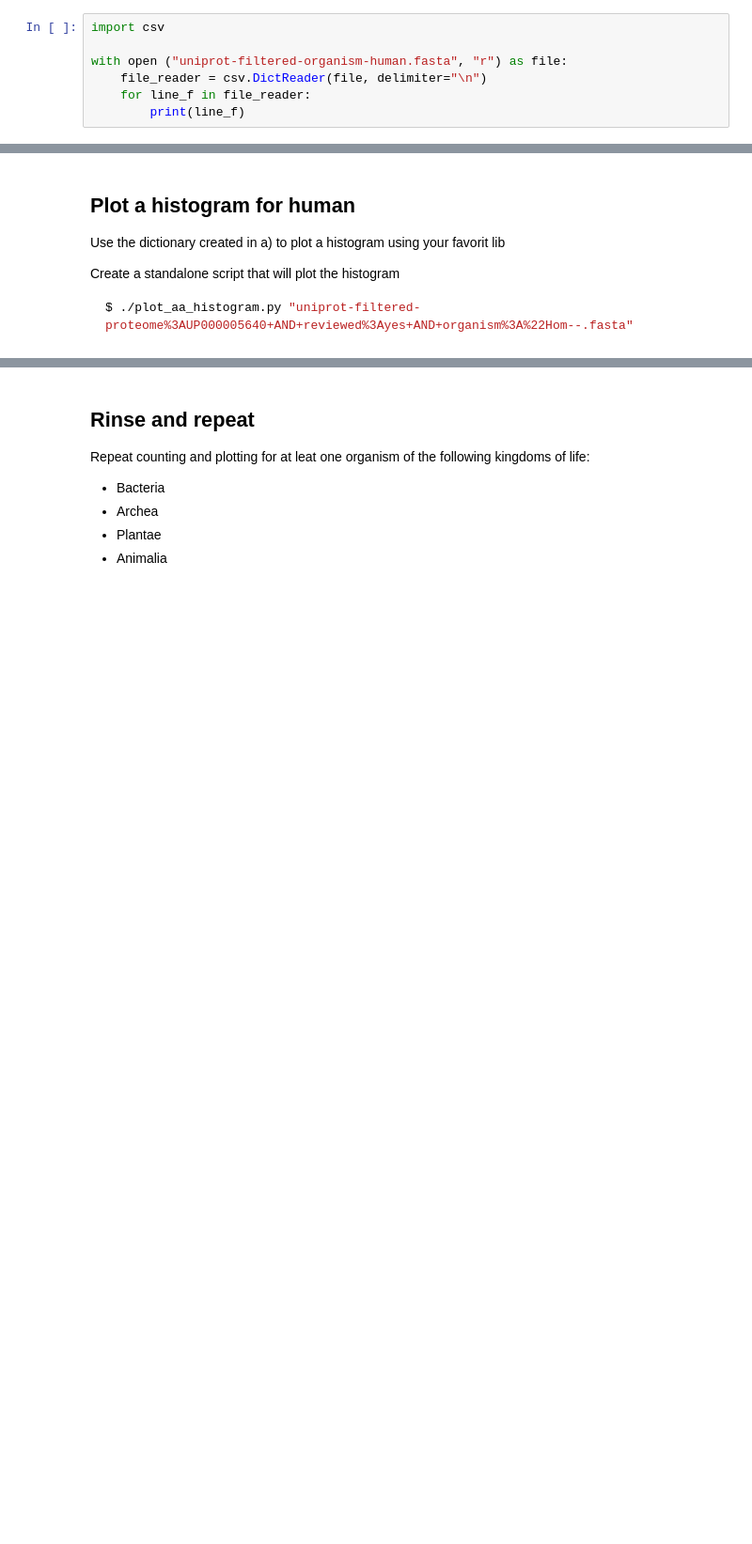
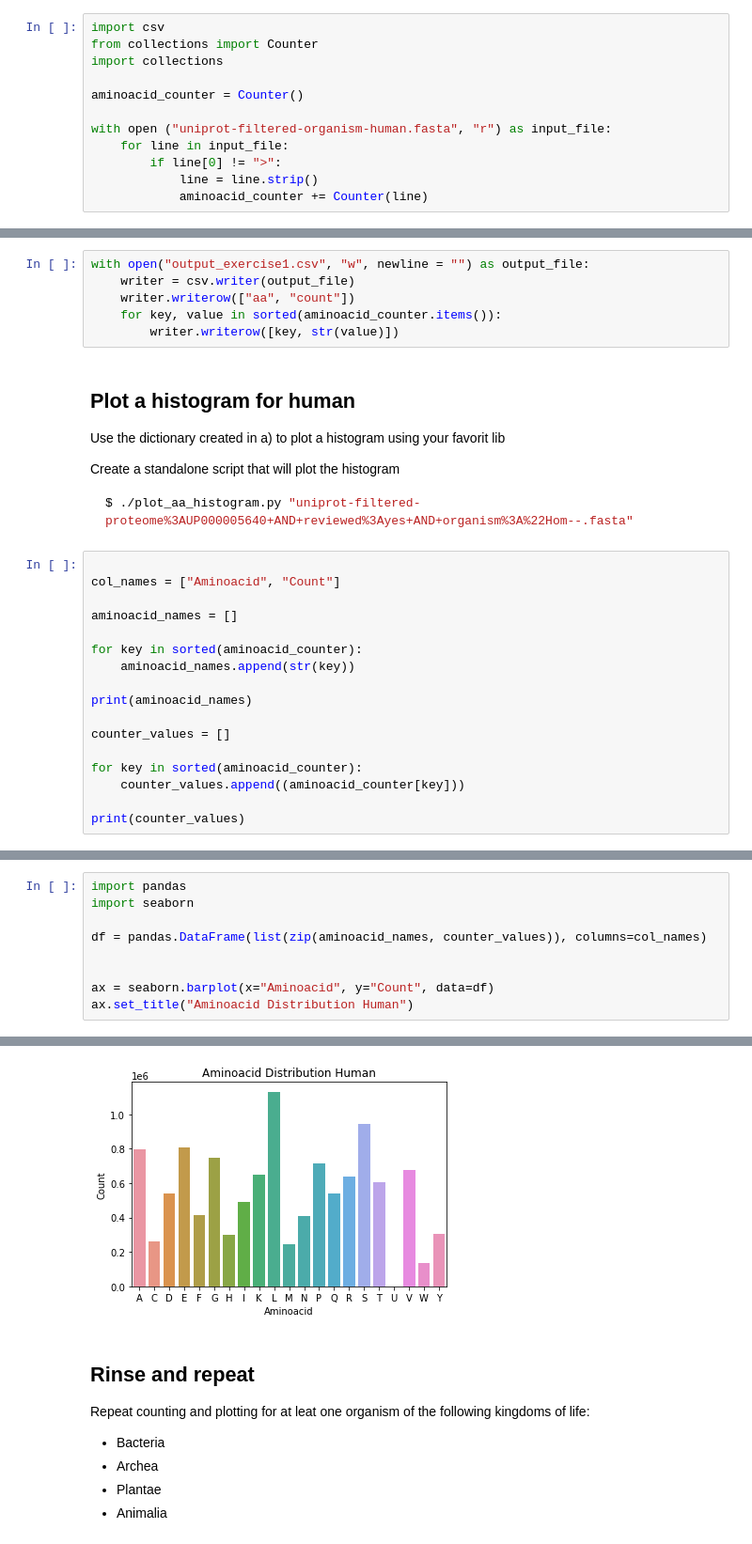
Before and after one commit to fufezan-lab/advanced_python_2021-22_HD, a Jupyter notebook: notebooks/02.exercise_find_the_prots.ipynb, the cells around one changed output, grey strips where cells are left out. Shown: that part at 94% size. Saved outputs shown, nothing was run; the diff lists cells and outputs as text; blank space fills up the shorter version.

Commit message:
exercise

````diff
--- a/notebooks/02.exercise_find_the_prots.ipynb
+++ b/notebooks/02.exercise_find_the_prots.ipynb
@@ -41,8 +41,13 @@ D, ...
 ```
 # %%
 import csv
+from collections import Counter
+import collections
 
-with open ("uniprot-filtered-organism-human.fasta", "r") as file:
-    file_reader = csv.DictReader(file, delimiter="\n")
-    for line_f in file_reader:
-        print(line_f)
+aminoacid_counter = Counter()
+
+with open ("uniprot-filtered-organism-human.fasta", "r") as input_file:
+    for line in input_file:
+        if line[0] != ">":
+            line = line.strip()
+            aminoacid_counter += Counter(line)
@@ -51,3 +54,9 @@ with open ("uniprot-filtered-organism-human.fasta", "r") as file:
+# %%
+with open("output_exercise1.csv", "w", newline = "") as output_file:
+    writer = csv.writer(output_file)
+    writer.writerow(["aa", "count"])
+    for key, value in sorted(aminoacid_counter.items()):
+        writer.writerow([key, str(value)])
 # %% [markdown]
 ## Plot a histogram for human
 Use the dictionary created in a) to plot a histogram using your favorit lib
@@ -56,3 +65,20 @@ Create a standalone script that will plot the histogram
 ```bash
 $ ./plot_aa_histogram.py "uniprot-filtered-proteome%3AUP000005640+AND+reviewed%3Ayes+AND+organism%3A%22Hom--.fasta"
 ```
+# %%
+
+col_names = ["Aminoacid", "Count"]
+
+aminoacid_names = []
+
+for key in sorted(aminoacid_counter):
+    aminoacid_names.append(str(key))
+
+print(aminoacid_names)
+
+counter_values = []
+
+for key in sorted(aminoacid_counter):
+    counter_values.append((aminoacid_counter[key]))
+
+print(counter_values)
@@ -58,0 +88,10 @@ $ ./plot_aa_histogram.py "uniprot-filtered-proteome%3AUP000005640+AND+reviewed%3
+# %%
+import pandas
+import seaborn
+
+df = pandas.DataFrame(list(zip(aminoacid_names, counter_values)), columns=col_names)
+
+
+ax = seaborn.barplot(x="Aminoacid", y="Count", data=df)
+ax.set_title("Aminoacid Distribution Human")
+# %% [output]
@@ -59,3 +99,4 @@ $ ./plot_aa_histogram.py "uniprot-filtered-proteome%3AUP000005640+AND+reviewed%3
+[figure, added]
 # %% [markdown]
 ## Rinse and repeat
 Repeat counting and plotting for at leat one organism of the following kingdoms of life:
````
Also changed, not shown: parts of 9 cells of this notebook.
